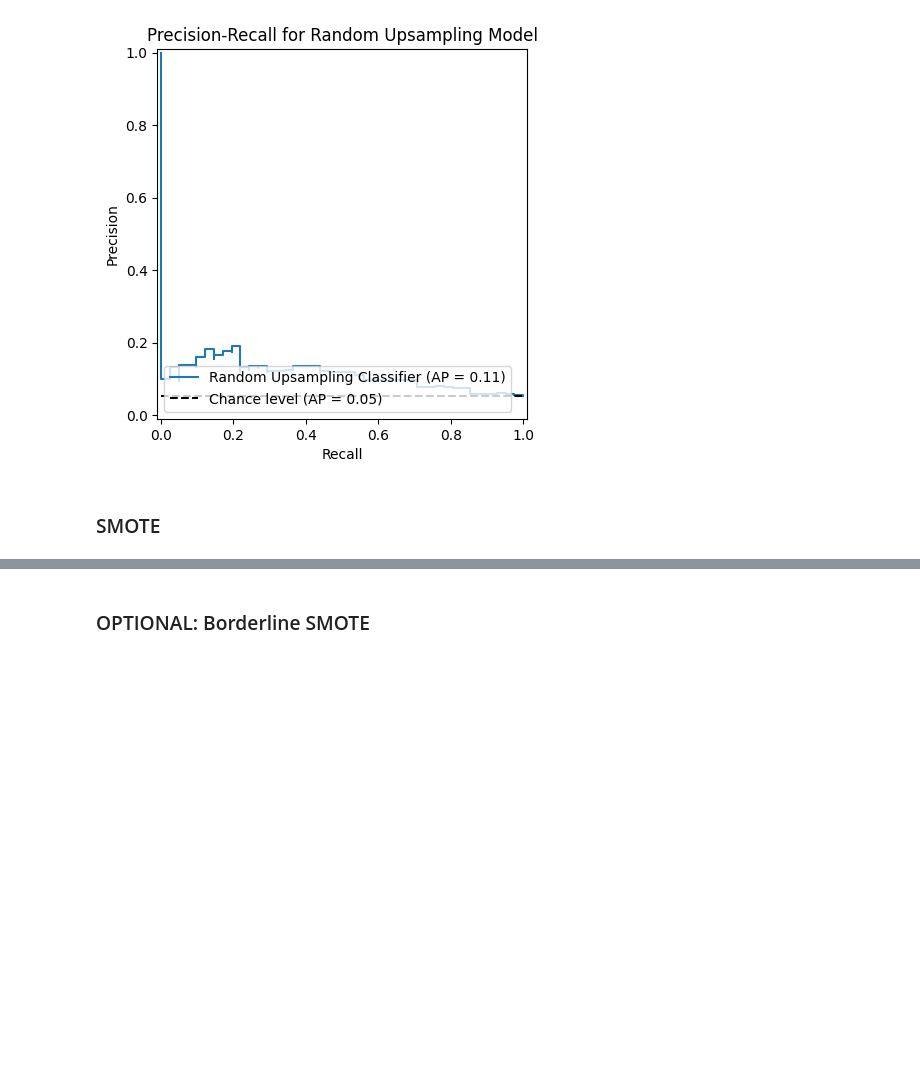
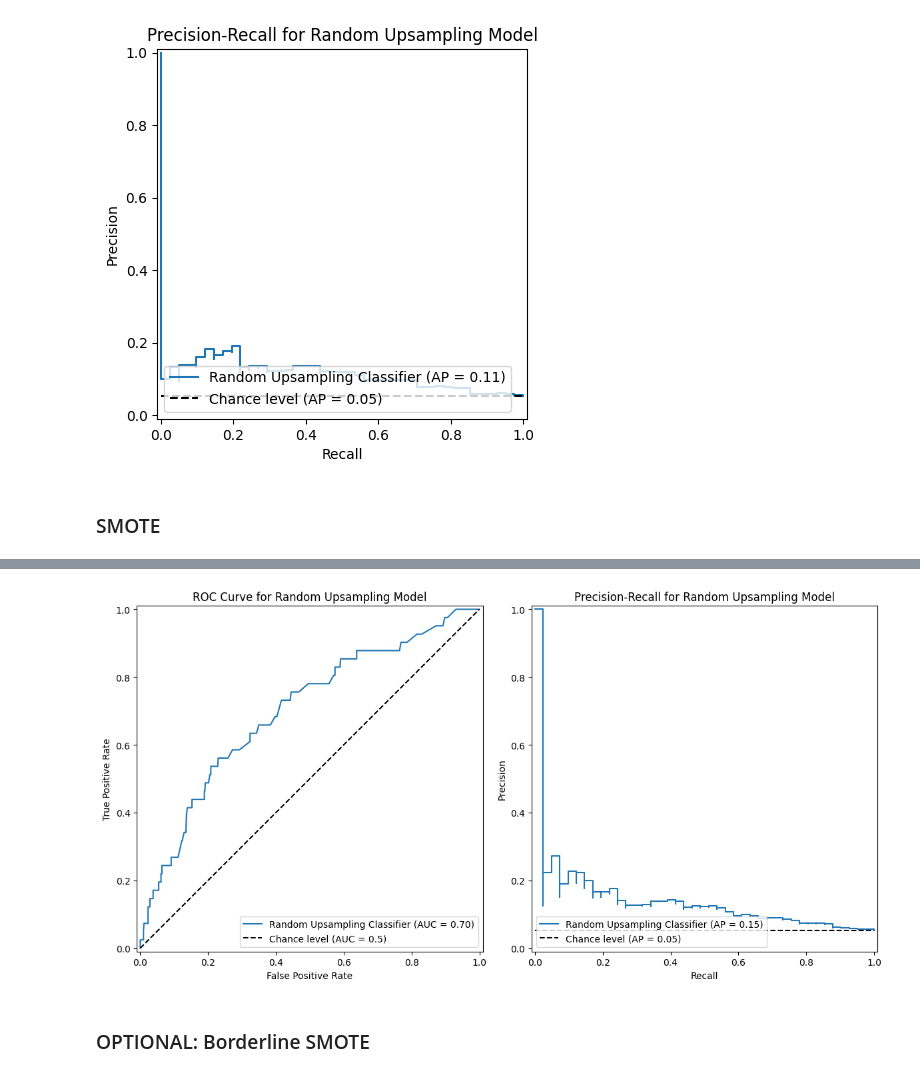
Before and after one commit to canoepus/think, a Jupyter notebook: upsampling.ipynb, the cells around one changed output, grey strips where cells are left out. Saved outputs shown, nothing was run; the diff lists cells and outputs as text; code cells hidden in the pictures; blank space fills up the shorter version.

```diff
--- a/upsampling.ipynb
+++ b/upsampling.ipynb
@@ -323,2 +367,49 @@ plt.show()
+# %%
+# I feel like we should embedded this code in like a drop down to save space because most of it is repeat stuff
+# If the user wants to look at it again then sure let them, but at the end we should compare all ROC curves
+# Building the actual classifier using SMOTE
+my_model = RandomForestClassifier(max_depth=2, random_state=0)
+my_model.fit(X_train, Y_train)
+output = my_model.predict_proba(X_test)
+y_class1_pred_prob_upsampled = output[:, 1]
+upsampled_fpr, upsampled_tpr, _ = metrics.roc_curve(Y_test, y_class1_pred_prob_upsampled, pos_label=1)
+upsampled_roc_auc = metrics.auc(upsampled_fpr, upsampled_tpr)
+
+# Create subplots
+fig, axes = plt.subplots(1, 2, figsize=(12, 6))
+
+# Plot the ROC Curve
+metrics.RocCurveDisplay.from_predictions(
+    Y_test,
+    y_class1_pred_prob_upsampled,
+    pos_label=1,
+    name='Random Upsampling Classifier',
+    plot_chance_level=True,
+    ax=axes[0]
+)
+axes[0].set_title("ROC Curve for Random Upsampling Model")
+axes[0].set_xlabel("False Positive Rate")
+axes[0].set_ylabel("True Positive Rate")
+
+# Plot the Precision-Recall curve
+upsampled_precision, upsampled_recall, _ = metrics.precision_recall_curve(Y_test, y_class1_pred_prob_upsampled)
+upsampled_pr_auc = metrics.auc(upsampled_recall, upsampled_precision)
+metrics.PrecisionRecallDisplay.from_predictions(
+    Y_test,
+    y_class1_pred_prob_upsampled,
+    pos_label = 1,
+    name = "Random Upsampling Classifier",
+    plot_chance_level=True,
+    ax=axes[1]
+)
+axes[1].set_title("Precision-Recall for Random Upsampling Model")
+axes[1].set_xlabel("Recall")
+axes[1].set_ylabel("Precision")
+
+# Adjust layout and display
+plt.tight_layout()
+plt.show()
+# %% [output]
+[figure, added]
 # %% [markdown]
 ### OPTIONAL: Borderline SMOTE
```
Also changed, not shown: parts of 5 cells of this notebook.
